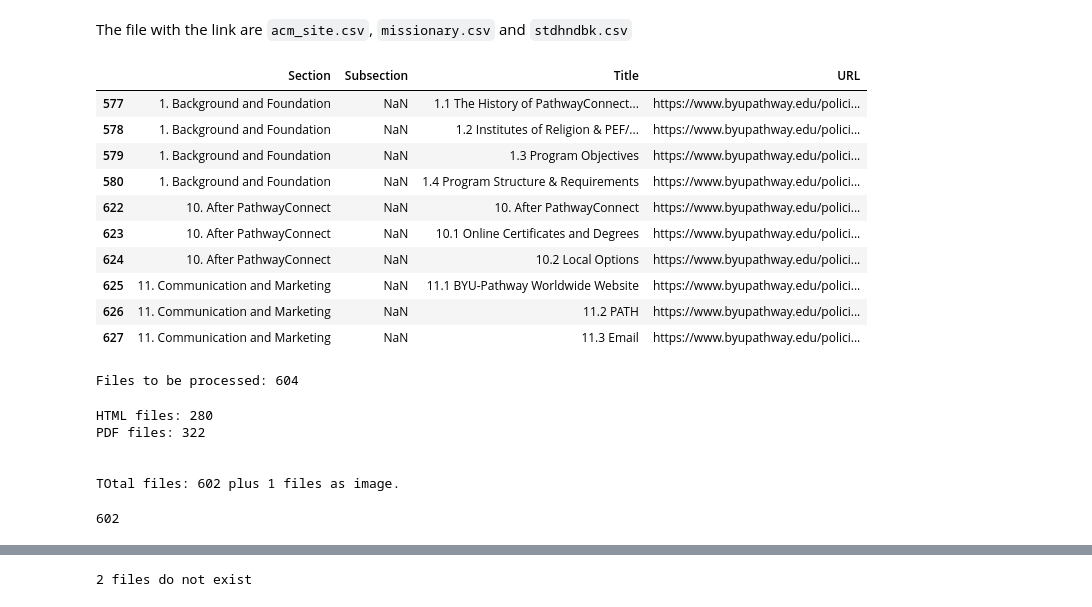
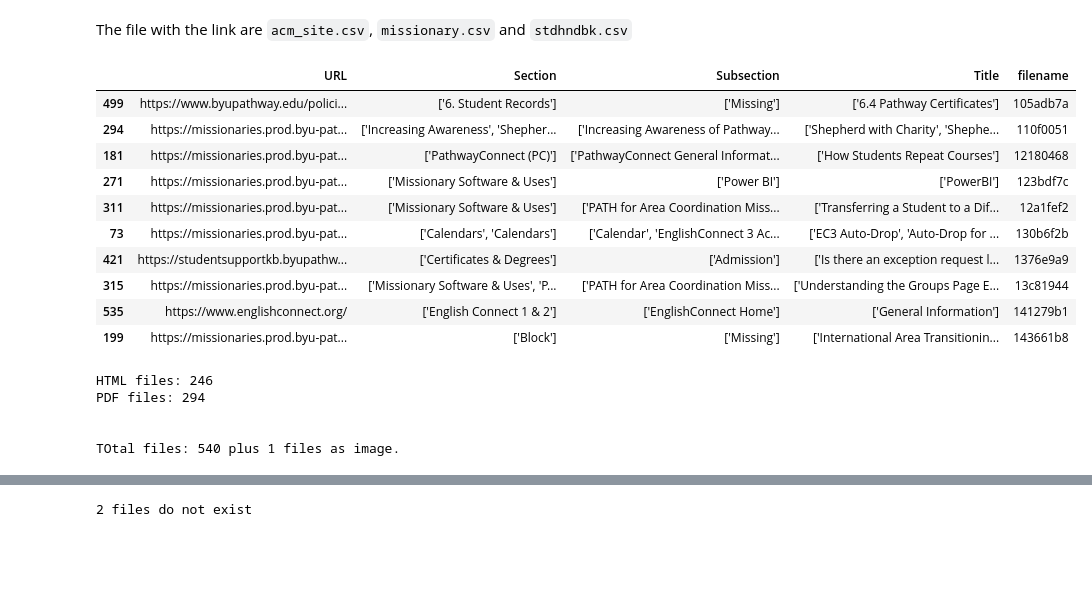
Before and after one commit to DallanQ/pathway-indexer, a Jupyter notebook: notebooks/validate_process.ipynb, the cells around one changed output, grey strips where cells are left out. Drawn from its saved outputs; the diff is of its cells as text; code cells hidden in the pictures; blank space fills up the shorter version.

```diff
--- a/notebooks/validate_process.ipynb
+++ b/notebooks/validate_process.ipynb
@@ -11,25 +11,21 @@ This verification was done in the file `03_verify_index_links.ipynb` and the res
 The file with the link are `acm_site.csv`, `missionary.csv` and `stdhndbk.csv`
 # %%
 # get the files "acm_site.csv" and "missionary.csv" and merge them into a single dataframe
-acm_site = pd.read_csv("../data/data_09_12_24/index/acm.csv")
-missionary = pd.read_csv("../data/data_09_12_24/index/missionary.csv")
-stdhndbk = pd.read_csv("../data/data_09_12_24/index/stdhndbk.csv")
+df_exist = pd.read_csv("../data/data_16_09_24/index/all_links.csv")
 
-df_exist = pd.concat([acm_site, missionary, stdhndbk], ignore_index=True)
-
-# sort by title
-df_exist = df_exist.sort_values(by="Title")
+# sort by filename
+df_exist = df_exist.sort_values(by="filename")
 
 df_exist.head(10)
 # %% [output]
-|  | Section | Subsection | Title | URL |
-| 577 | 1. Background and Foundation | NaN | 1.1 The History of PathwayConnect... | https://www.byupathway.edu/polici... |
-| 578 | 1. Background and Foundation | NaN | 1.2 Institutes of Religion & PEF/... | https://www.byupathway.edu/polici... |
-| 579 | 1. Background and Foundation | NaN | 1.3 Program Objectives | https://www.byupathway.edu/polici... |
-| 580 | 1. Background and Foundation | NaN | 1.4 Program Structure & Requirements | https://www.byupathway.edu/polici... |
-| 622 | 10. After PathwayConnect | NaN | 10. After PathwayConnect | https://www.byupathway.edu/polici... |
-| 623 | 10. After PathwayConnect | NaN | 10.1 Online Certificates and Degrees | https://www.byupathway.edu/polici... |
-| 624 | 10. After PathwayConnect | NaN | 10.2 Local Options | https://www.byupathway.edu/polici... |
-| 625 | 11. Communication and Marketing | NaN | 11.1 BYU-Pathway Worldwide Website | https://www.byupathway.edu/polici... |
-| 626 | 11. Communication and Marketing | NaN | 11.2 PATH | https://www.byupathway.edu/polici... |
-| 627 | 11. Communication and Marketing | NaN | 11.3 Email | https://www.byupathway.edu/polici... |
+|  | URL | Section | Subsection | Title | filename |
+| 499 | https://www.byupathway.edu/polici... | ['6. Student Records'] | ['Missing'] | ['6.4 Pathway Certificates'] | 105adb7a |
+| 294 | https://missionaries.prod.byu-pat... | ['Increasing Awareness', 'Shepher... | ['Increasing Awareness of Pathway... | ['Shepherd with Charity', 'Shephe... | 110f0051 |
+| 181 | https://missionaries.prod.byu-pat... | ['PathwayConnect (PC)'] | ['PathwayConnect General Informat... | ['How Students Repeat Courses'] | 12180468 |
+| 271 | https://missionaries.prod.byu-pat... | ['Missionary Software & Uses'] | ['Power BI'] | ['PowerBI'] | 123bdf7c |
+| 311 | https://missionaries.prod.byu-pat... | ['Missionary Software & Uses'] | ['PATH for Area Coordination Miss... | ['Transferring a Student to a Dif... | 12a1fef2 |
+| 73 | https://missionaries.prod.byu-pat... | ['Calendars', 'Calendars'] | ['Calendar', 'EnglishConnect 3 Ac... | ['EC3 Auto-Drop', 'Auto-Drop for ... | 130b6f2b |
+| 421 | https://studentsupportkb.byupathw... | ['Certificates & Degrees'] | ['Admission'] | ['Is there an exception request l... | 1376e9a9 |
+| 315 | https://missionaries.prod.byu-pat... | ['Missionary Software & Uses', 'P... | ['PATH for Area Coordination Miss... | ['Understanding the Groups Page E... | 13c81944 |
+| 535 | https://www.englishconnect.org/ | ['English Connect 1 & 2'] | ['EnglishConnect Home'] | ['General Information'] | 141279b1 |
+| 199 | https://missionaries.prod.byu-pat... | ['Block'] | ['Missing'] | ['International Area Transitionin... | 143661b8 |
@@ -43,24 +32,11 @@ def make_title(row):
-# %%
-# create a new column called "Local Source Name" with a format of
-# the title, separeted by - and ".md" at the end
-# also remove any special characters like !@#$%^&*()'_+ etc
-
-
-df_exist["Local Source Name"] = df_exist.apply(make_title, axis=1)
-
-# drop any duplicate row with the same Title and save it into a new dataframe
-df_exist.drop_duplicates(subset="Title", inplace=True)
-
-# longitud de la tabla
-print("Files to be processed:", len(df_exist))
-# %% [output]
-Files to be processed: 604
 # %%
-# read the names of the files in the directory "data/data_09_12_24/crawl/html" and "data/data_09_12_24/crawl/pdf"
+# read the names of the files in the directory "data/data_16_09_24/crawl/html" and "data/data_16_09_24/crawl/pdf"
 import os
 
-html_files = os.listdir("../data/data_09_12_24/crawl/html")
-pdf_files = os.listdir("../data/data_09_12_24/crawl/pdf")
+html_files = os.listdir("../data/data_16_09_24/crawl/html")
+pdf_files = os.listdir("../data/data_16_09_24/crawl/pdf")
+
+# ignore txt files that exist in md and txt with the same name in the "../data/data_16_09_24/crawl/pdf"
 
 all_files = html_files + pdf_files
 
@@ -69,15 +45,9 @@ print("PDF files:", len(pdf_files))
 print("\n")
 print("TOtal files:", len(html_files) + len(pdf_files), "plus 1 files as image.")
 # %% [output]
-HTML files: 280
-PDF files: 322
+HTML files: 246
+PDF files: 294
 
 
-TOtal files: 602 plus 1 files as image.
+TOtal files: 540 plus 1 files as image.
-# %%
-all_files = set(all_files)
-
-len(all_files)
-# %% [output]
-602
 # %%
```
Also changed, not shown: parts of 17 cells of this notebook, 1 other file.
